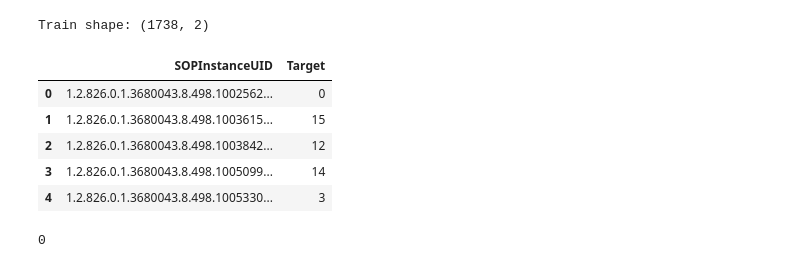
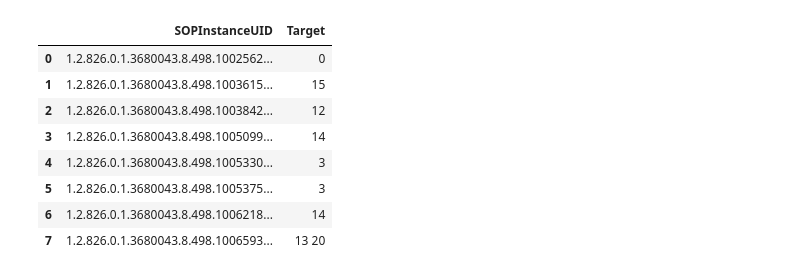
Before and after one commit to Rashane02/X-Ray-Image-Classifier, a Jupyter notebook: X_Ray_Classification.ipynb, the cells around one changed output. Cells and saved outputs as stored; diff of their text form; code cells hidden in the pictures.

```diff
--- a/X_Ray_Classification.ipynb
+++ b/X_Ray_Classification.ipynb
@@ -9,24 +11,40 @@ from tensorflow.keras.utils import to_categorical
 # %%
-# Load training labels
 train_df = pd.read_csv("C:\\Users\\Rashane\\GitHub\\Data\\Dataset\\train.csv")
-
-
-print("Train shape:", train_df.shape)
-train_df.head()
+test_df = pd.read_csv("C:\\Users\\Rashane\\GitHub\\Data\\Dataset\\sample_submission.csv")
+train_df.head(8)
 # %% [output]
-Train shape: (1738, 2)
 |  | SOPInstanceUID | Target |
 | 0 | 1.2.826.0.1.3680043.8.498.1002562... | 0 |
 | 1 | 1.2.826.0.1.3680043.8.498.1003615... | 15 |
 | 2 | 1.2.826.0.1.3680043.8.498.1003842... | 12 |
 | 3 | 1.2.826.0.1.3680043.8.498.1005099... | 14 |
 | 4 | 1.2.826.0.1.3680043.8.498.1005330... | 3 |
+| 5 | 1.2.826.0.1.3680043.8.498.1005375... | 3 |
+| 6 | 1.2.826.0.1.3680043.8.498.1006218... | 14 |
+| 7 | 1.2.826.0.1.3680043.8.498.1006593... | 13 20 |
 # %%
-# Each image can have one or more labels separated by space
-train_df['Target'] = train_df['Target'].astype(str)
-
-# Example of multiple labels
-print(train_df['Target'].iloc[0])
+bodyparts = {
+0 : 'Abdomen' ,
+1 :'Ankle' ,
+2 :'Cervical Spine',
+3 : 'Chest' ,
+4 :'Clavicles' ,
+5 :'Elbow' ,
+6 :'Feet' ,
+7 : 'Finger' ,
+8 : 'Forearm' ,
+9 : 'Hand' ,
+10 : 'Hip' ,
+11 : 'Knee' ,
+12 : 'Lower Leg' ,
+13 : 'Lumbar Spine' ,
+14 : 'Others' ,
+15 :'Pelvis',
+16 :'Shoulder' ,
+17 :'Sinus' ,
+18 : 'Skull' ,
+19 : 'Thigh' ,
+20 :'Thoracic Spine',
+21: 'Wrist',
+}
-# %% [output]
-0
 # %%
```
Also changed, not shown: parts of 19 cells of this notebook.
